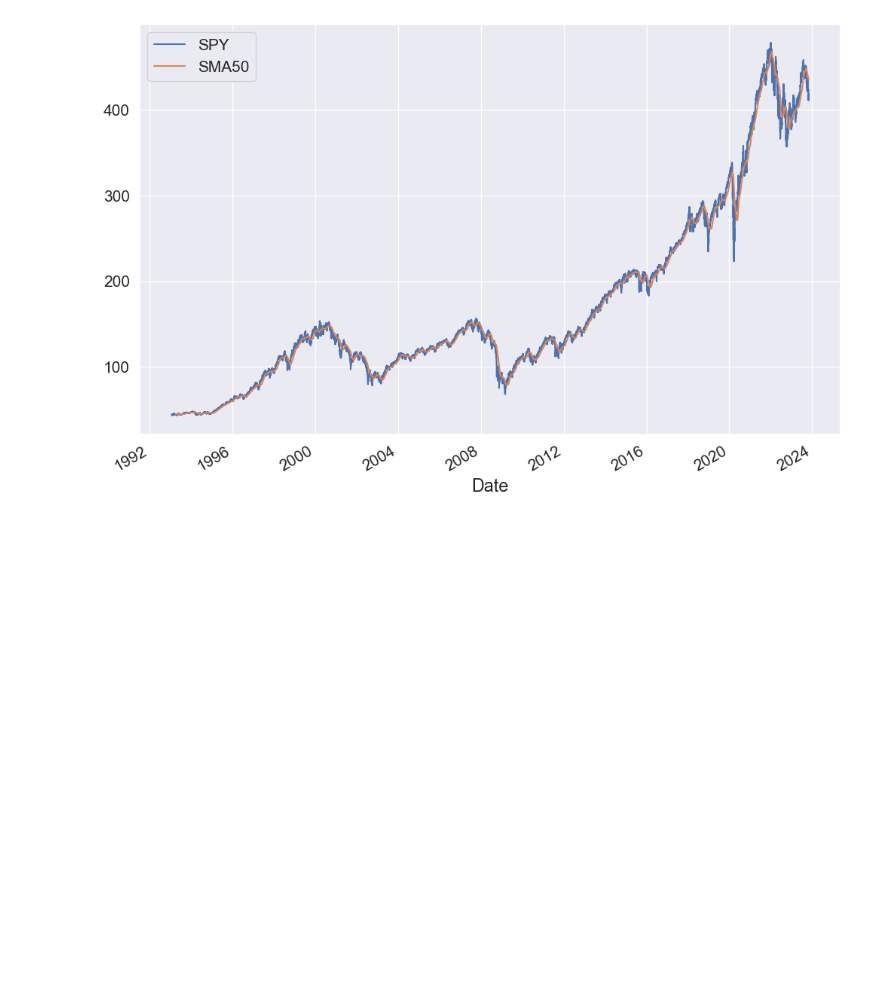
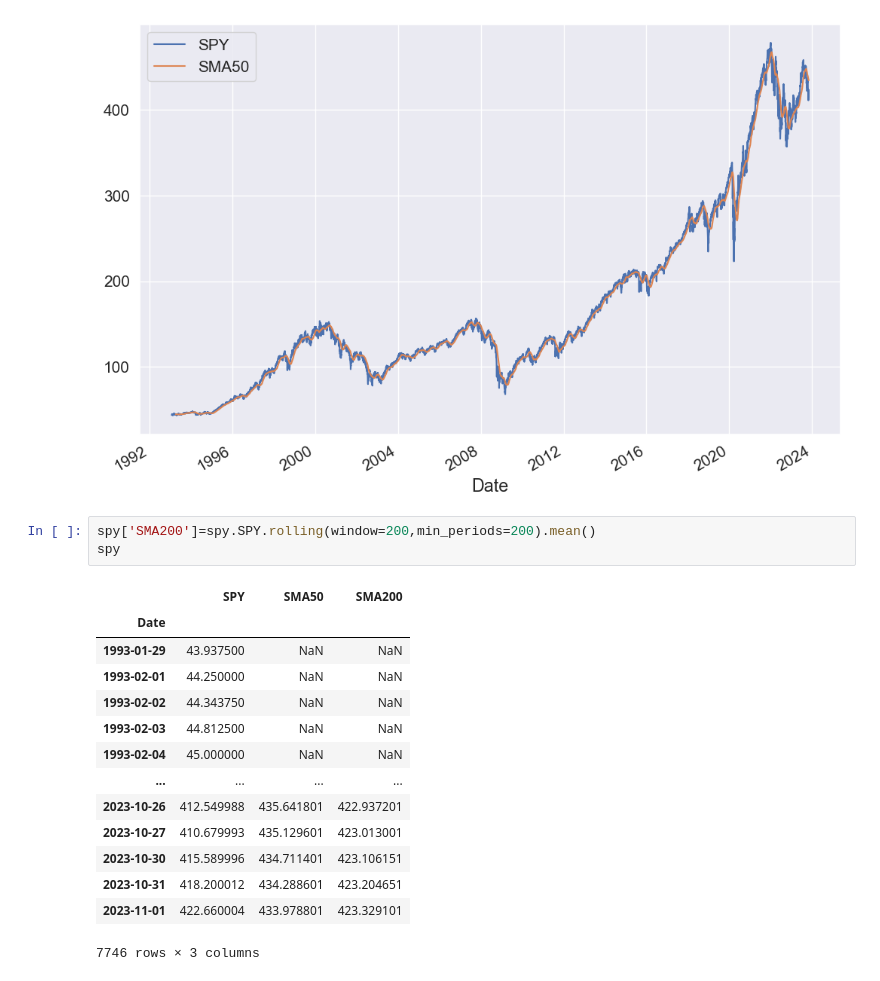
Before and after one commit to SouCode/RoboTrader, a Jupyter notebook: InMoneyTutorial2.ipynb, the cells around one changed output. Cells and saved outputs as stored; diff of their text form; blank space fills up the shorter version.

```diff
--- a/InMoneyTutorial2.ipynb
+++ b/InMoneyTutorial2.ipynb
@@ -380,3 +380,21 @@ plt.legend(loc='upper left', fontsize=15)
 plt.show()
 # %% [output]
 [figure]
+# %%
+spy['SMA200']=spy.SPY.rolling(window=200,min_periods=200).mean()
+spy
+# %% [output]
+|  | SPY | SMA50 | SMA200 |
+| Date |  |  |  |
+| 1993-01-29 | 43.937500 | NaN | NaN |
+| 1993-02-01 | 44.250000 | NaN | NaN |
+| 1993-02-02 | 44.343750 | NaN | NaN |
+| 1993-02-03 | 44.812500 | NaN | NaN |
+| 1993-02-04 | 45.000000 | NaN | NaN |
+| ... | ... | ... | ... |
+| 2023-10-26 | 412.549988 | 435.641801 | 422.937201 |
+| 2023-10-27 | 410.679993 | 435.129601 | 423.013001 |
+| 2023-10-30 | 415.589996 | 434.711401 | 423.106151 |
+| 2023-10-31 | 418.200012 | 434.288601 | 423.204651 |
+| 2023-11-01 | 422.660004 | 433.978801 | 423.329101 |
+7746 rows × 3 columns
```
Also changed, not shown: parts of 8 cells of this notebook, 1 other file.
